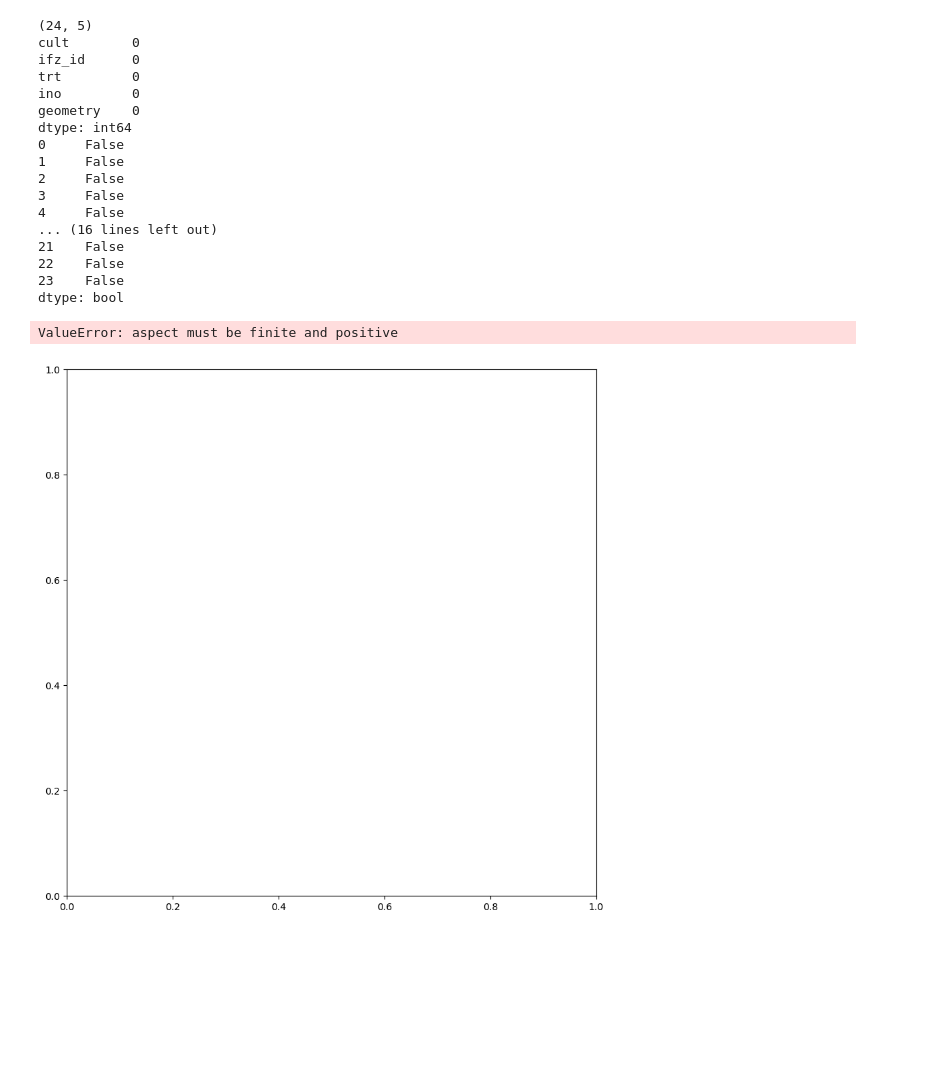
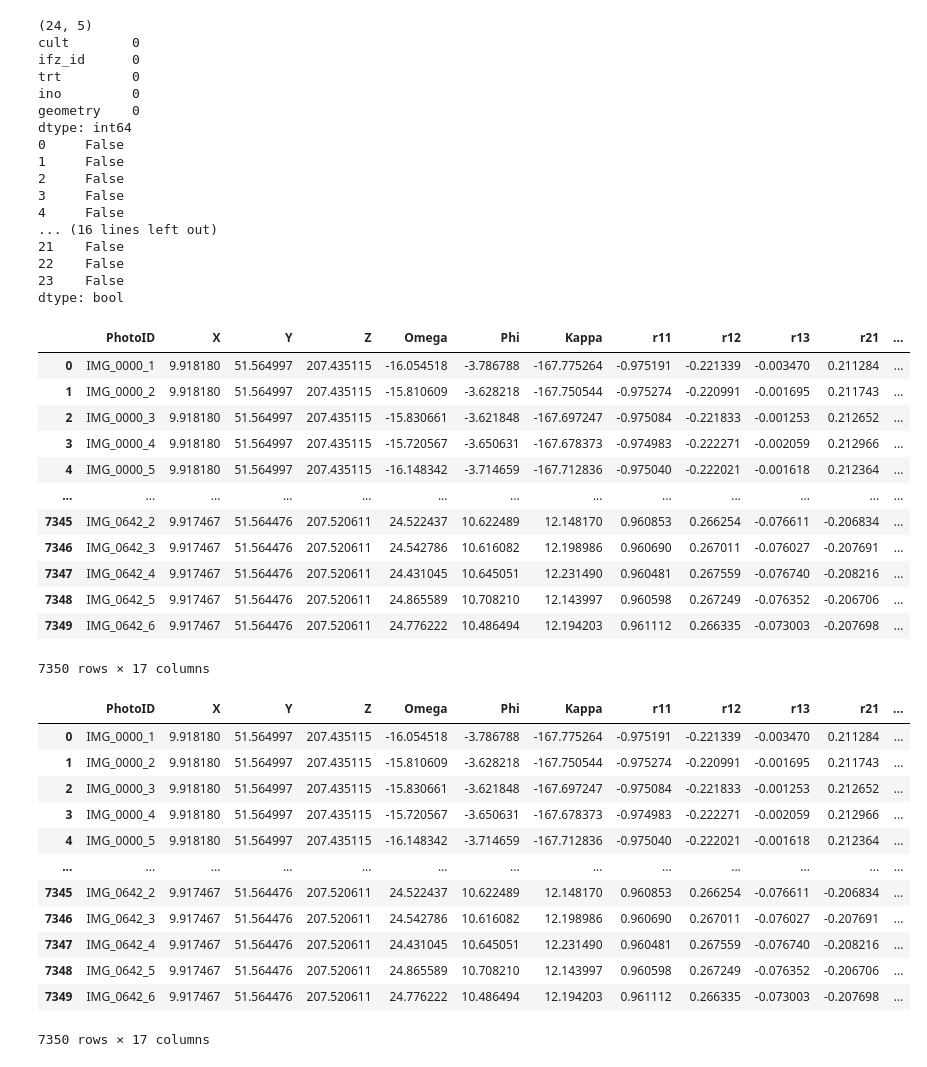
Before and after one commit to mak8427/UAV-2, a Jupyter notebook: Optimisation_Changes/Journal of improvements.ipynb, the cells around one changed output. Cells and saved outputs as stored; diff of their text form; code cells hidden in the pictures; blank space fills up the shorter version.

```diff
--- a/Optimisation_Changes/Journal of improvements.ipynb
+++ b/Optimisation_Changes/Journal of improvements.ipynb
@@ -767,14 +767,49 @@ dtype: int64
 23    False
 dtype: bool
 # %%
-import matplotlib.pyplot as plt
-# Load the GPKG file
-file_path = "/run/media/mak/OS/example_data_week8/20241029_products_uav_data/20241204_oncerco_plot_polygons.gpkg"
-gdf = gpd.read_file(file_path)
-fig, ax = plt.subplots(figsize=(10, 10))
-gdf.plot(ax=ax)
-ax.set_aspect('equal')  # Manually set the aspect ratio for projected data
-plt.show()
+import pandas as pd
+import geopandas as gpd
+from shapely.geometry import Point
+
+# Load camera data (adjust delimiter as needed)
+camera_df = pd.read_csv("/run/media/mak/OS/example_data_week8/20241029_products_uav_data/20241029_week8_cameras.txt", sep="\t",  skiprows=2, header=None, )
+
+camera_df.columns = ['PhotoID', 'X', 'Y', 'Z', 'Omega', 'Phi', 'Kappa', 'r11', 'r12', 'r13',
+                          'r21', 'r22', 'r23', 'r31', 'r32', 'r33']
+# Create a geometry column (assuming X is longitude and Y is latitude)
+camera_df['geometry'] = camera_df.apply(lambda row: Point(row['X'], row['Y']), axis=1)
+
+# Create a GeoDataFrame with the camera data
+camera_gdf = gpd.GeoDataFrame(camera_df, geometry='geometry', crs="EPSG:4326")
+camera_gdf
 # %% [output]
+|  | PhotoID | X | Y | Z | Omega | Phi | Kappa | r11 | r12 | r13 | r21 | ... |
+| 0 | IMG_0000_1 | 9.918180 | 51.564997 | 207.435115 | -16.054518 | -3.786788 | -167.775264 | -0.975191 | -0.221339 | -0.003470 | 0.211284 | ... |
+| 1 | IMG_0000_2 | 9.918180 | 51.564997 | 207.435115 | -15.810609 | -3.628218 | -167.750544 | -0.975274 | -0.220991 | -0.001695 | 0.211743 | ... |
+| 2 | IMG_0000_3 | 9.918180 | 51.564997 | 207.435115 | -15.830661 | -3.621848 | -167.697247 | -0.975084 | -0.221833 | -0.001253 | 0.212652 | ... |
+| 3 | IMG_0000_4 | 9.918180 | 51.564997 | 207.435115 | -15.720567 | -3.650631 | -167.678373 | -0.974983 | -0.222271 | -0.002059 | 0.212966 | ... |
+| 4 | IMG_0000_5 | 9.918180 | 51.564997 | 207.435115 | -16.148342 | -3.714659 | -167.712836 | -0.975040 | -0.222021 | -0.001618 | 0.212364 | ... |
+| ... | ... | ... | ... | ... | ... | ... | ... | ... | ... | ... | ... | ... |
+| 7345 | IMG_0642_2 | 9.917467 | 51.564476 | 207.520611 | 24.522437 | 10.622489 | 12.148170 | 0.960853 | 0.266254 | -0.076611 | -0.206834 | ... |
+| 7346 | IMG_0642_3 | 9.917467 | 51.564476 | 207.520611 | 24.542786 | 10.616082 | 12.198986 | 0.960690 | 0.267011 | -0.076027 | -0.207691 | ... |
+| 7347 | IMG_0642_4 | 9.917467 | 51.564476 | 207.520611 | 24.431045 | 10.645051 | 12.231490 | 0.960481 | 0.267559 | -0.076740 | -0.208216 | ... |
+| 7348 | IMG_0642_5 | 9.917467 | 51.564476 | 207.520611 | 24.865589 | 10.708210 | 12.143997 | 0.960598 | 0.267249 | -0.076352 | -0.206706 | ... |
+| 7349 | IMG_0642_6 | 9.917467 | 51.564476 | 207.520611 | 24.776222 | 10.486494 | 12.194203 | 0.961112 | 0.266335 | -0.073003 | -0.207698 | ... |
-ValueError: aspect must be finite and positive
+7350 rows × 17 columns
-[figure, removed]
+# %%
+camera_in_projected = camera_gdf.to_crs(gdf.crs)
+camera_in_projected
+# %% [output]
+|  | PhotoID | X | Y | Z | Omega | Phi | Kappa | r11 | r12 | r13 | r21 | ... |
+| 0 | IMG_0000_1 | 9.918180 | 51.564997 | 207.435115 | -16.054518 | -3.786788 | -167.775264 | -0.975191 | -0.221339 | -0.003470 | 0.211284 | ... |
+| 1 | IMG_0000_2 | 9.918180 | 51.564997 | 207.435115 | -15.810609 | -3.628218 | -167.750544 | -0.975274 | -0.220991 | -0.001695 | 0.211743 | ... |
+| 2 | IMG_0000_3 | 9.918180 | 51.564997 | 207.435115 | -15.830661 | -3.621848 | -167.697247 | -0.975084 | -0.221833 | -0.001253 | 0.212652 | ... |
+| 3 | IMG_0000_4 | 9.918180 | 51.564997 | 207.435115 | -15.720567 | -3.650631 | -167.678373 | -0.974983 | -0.222271 | -0.002059 | 0.212966 | ... |
+| 4 | IMG_0000_5 | 9.918180 | 51.564997 | 207.435115 | -16.148342 | -3.714659 | -167.712836 | -0.975040 | -0.222021 | -0.001618 | 0.212364 | ... |
+| ... | ... | ... | ... | ... | ... | ... | ... | ... | ... | ... | ... | ... |
+| 7345 | IMG_0642_2 | 9.917467 | 51.564476 | 207.520611 | 24.522437 | 10.622489 | 12.148170 | 0.960853 | 0.266254 | -0.076611 | -0.206834 | ... |
+| 7346 | IMG_0642_3 | 9.917467 | 51.564476 | 207.520611 | 24.542786 | 10.616082 | 12.198986 | 0.960690 | 0.267011 | -0.076027 | -0.207691 | ... |
+| 7347 | IMG_0642_4 | 9.917467 | 51.564476 | 207.520611 | 24.431045 | 10.645051 | 12.231490 | 0.960481 | 0.267559 | -0.076740 | -0.208216 | ... |
+| 7348 | IMG_0642_5 | 9.917467 | 51.564476 | 207.520611 | 24.865589 | 10.708210 | 12.143997 | 0.960598 | 0.267249 | -0.076352 | -0.206706 | ... |
+| 7349 | IMG_0642_6 | 9.917467 | 51.564476 | 207.520611 | 24.776222 | 10.486494 | 12.194203 | 0.961112 | 0.266335 | -0.073003 | -0.207698 | ... |
+7350 rows × 17 columns
```
